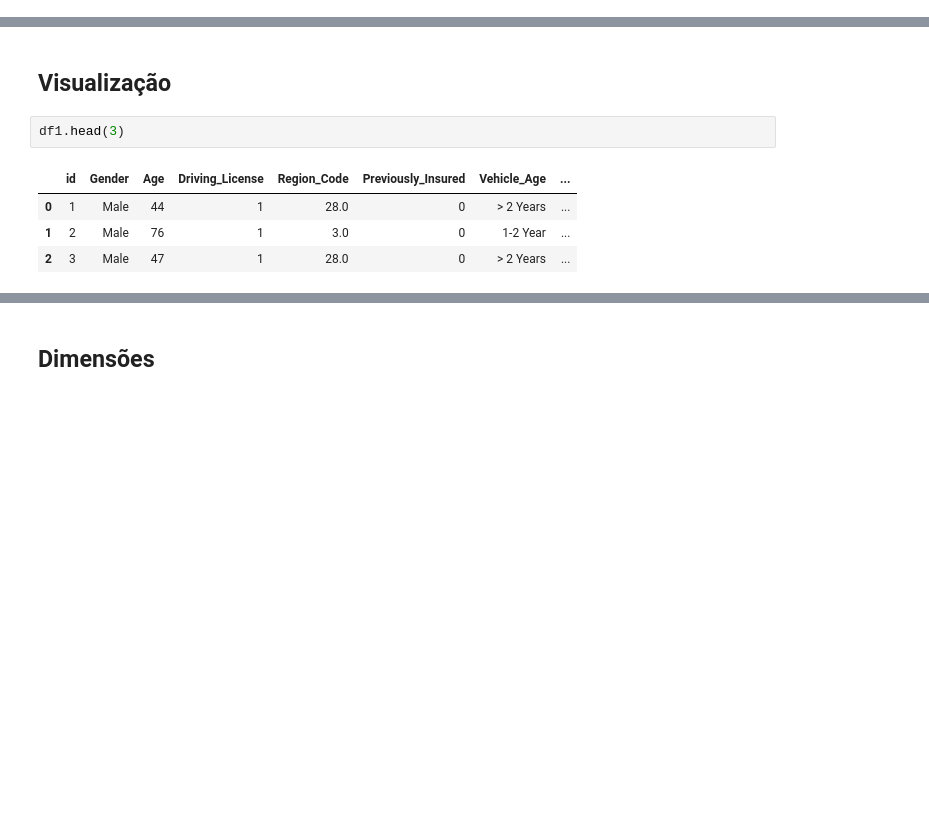
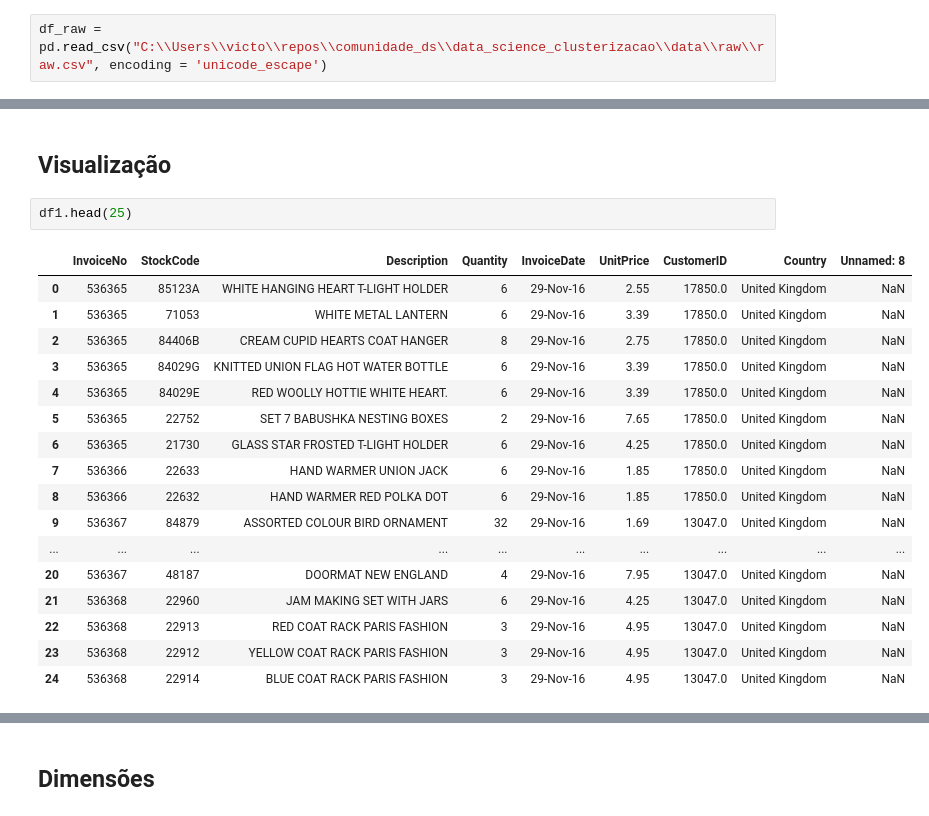
Before and after one commit to victorviena/ecommerce_loyalty_program, a Jupyter notebook: notebooks/1.0-vvs-importacao-dados.ipynb, the cells around one changed output, grey strips where cells are left out. Cells and saved outputs as stored; diff of their text form; blank space fills up the shorter version.

```diff
--- a/notebooks/1.0-vvs-importacao-dados.ipynb
+++ b/notebooks/1.0-vvs-importacao-dados.ipynb
@@ -13,3 +23,5 @@ df_raw = pd.read_csv ("")
+# %%
+df_raw = pd.read_csv("C:\\Users\\victo\\repos\\comunidade_ds\\data_science_clusterizacao\\data\\raw\\raw.csv", encoding = 'unicode_escape')
 # %% [markdown]
 # 3 - Descrição dos dados
 # %%
@@ -17,10 +29,23 @@ df1 = df_raw.copy()
 # %% [markdown]
 ## Visualização
 # %%
-df1.head(3)
+df1.head(25)
 # %% [output]
-|  | id | Gender | Age | Driving_License | Region_Code | Previously_Insured | Vehicle_Age | ... |
-| 0 | 1 | Male | 44 | 1 | 28.0 | 0 | > 2 Years | ... |
-| 1 | 2 | Male | 76 | 1 | 3.0 | 0 | 1-2 Year | ... |
-| 2 | 3 | Male | 47 | 1 | 28.0 | 0 | > 2 Years | ... |
+|  | InvoiceNo | StockCode | Description | Quantity | InvoiceDate | UnitPrice | CustomerID | Country | Unnamed: 8 |
+| 0 | 536365 | 85123A | WHITE HANGING HEART T-LIGHT HOLDER | 6 | 29-Nov-16 | 2.55 | 17850.0 | United Kingdom | NaN |
+| 1 | 536365 | 71053 | WHITE METAL LANTERN | 6 | 29-Nov-16 | 3.39 | 17850.0 | United Kingdom | NaN |
+| 2 | 536365 | 84406B | CREAM CUPID HEARTS COAT HANGER | 8 | 29-Nov-16 | 2.75 | 17850.0 | United Kingdom | NaN |
+| 3 | 536365 | 84029G | KNITTED UNION FLAG HOT WATER BOTTLE | 6 | 29-Nov-16 | 3.39 | 17850.0 | United Kingdom | NaN |
+| 4 | 536365 | 84029E | RED WOOLLY HOTTIE WHITE HEART. | 6 | 29-Nov-16 | 3.39 | 17850.0 | United Kingdom | NaN |
+| 5 | 536365 | 22752 | SET 7 BABUSHKA NESTING BOXES | 2 | 29-Nov-16 | 7.65 | 17850.0 | United Kingdom | NaN |
+| 6 | 536365 | 21730 | GLASS STAR FROSTED T-LIGHT HOLDER | 6 | 29-Nov-16 | 4.25 | 17850.0 | United Kingdom | NaN |
+| 7 | 536366 | 22633 | HAND WARMER UNION JACK | 6 | 29-Nov-16 | 1.85 | 17850.0 | United Kingdom | NaN |
+| 8 | 536366 | 22632 | HAND WARMER RED POLKA DOT | 6 | 29-Nov-16 | 1.85 | 17850.0 | United Kingdom | NaN |
+| 9 | 536367 | 84879 | ASSORTED COLOUR BIRD ORNAMENT | 32 | 29-Nov-16 | 1.69 | 13047.0 | United Kingdom | NaN |
+| ... | ... | ... | ... | ... | ... | ... | ... | ... | ... |
+| 20 | 536367 | 48187 | DOORMAT NEW ENGLAND | 4 | 29-Nov-16 | 7.95 | 13047.0 | United Kingdom | NaN |
+| 21 | 536368 | 22960 | JAM MAKING SET WITH JARS | 6 | 29-Nov-16 | 4.25 | 13047.0 | United Kingdom | NaN |
+| 22 | 536368 | 22913 | RED COAT RACK PARIS FASHION | 3 | 29-Nov-16 | 4.95 | 13047.0 | United Kingdom | NaN |
+| 23 | 536368 | 22912 | YELLOW COAT RACK PARIS FASHION | 3 | 29-Nov-16 | 4.95 | 13047.0 | United Kingdom | NaN |
+| 24 | 536368 | 22914 | BLUE COAT RACK PARIS FASHION | 3 | 29-Nov-16 | 4.95 | 13047.0 | United Kingdom | NaN |
 # %%
```
Also changed, not shown: parts of 235 cells of this notebook, 3 other files.
